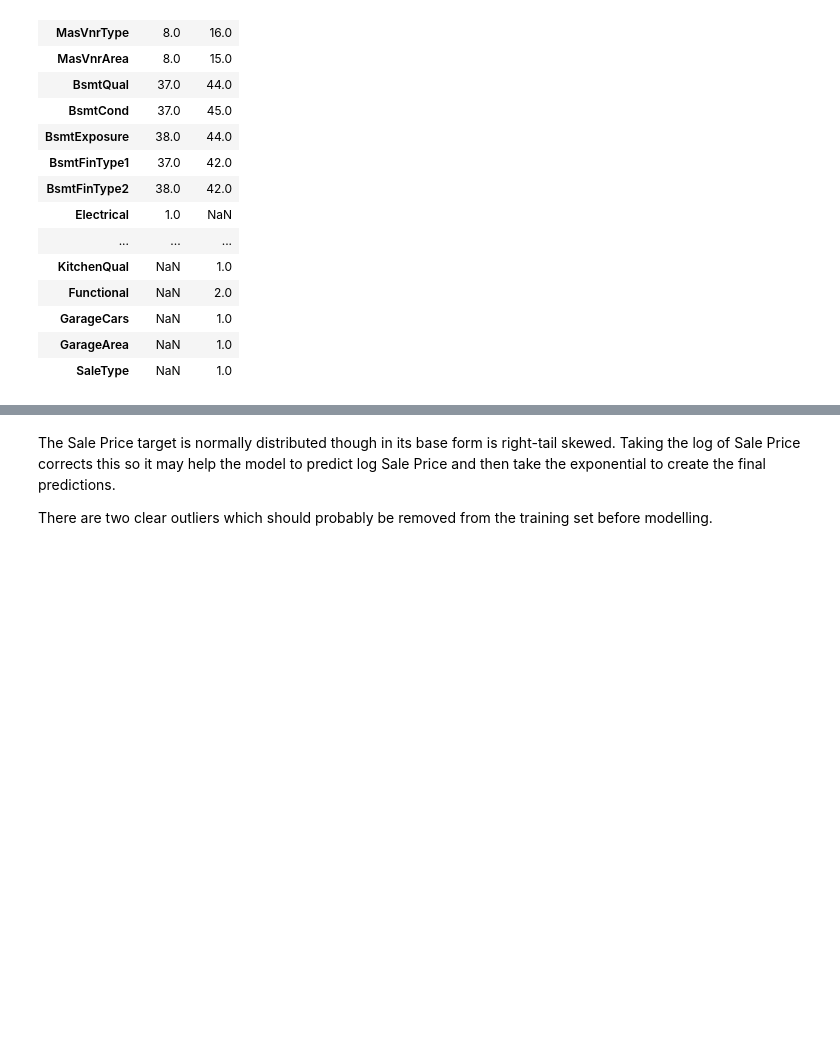
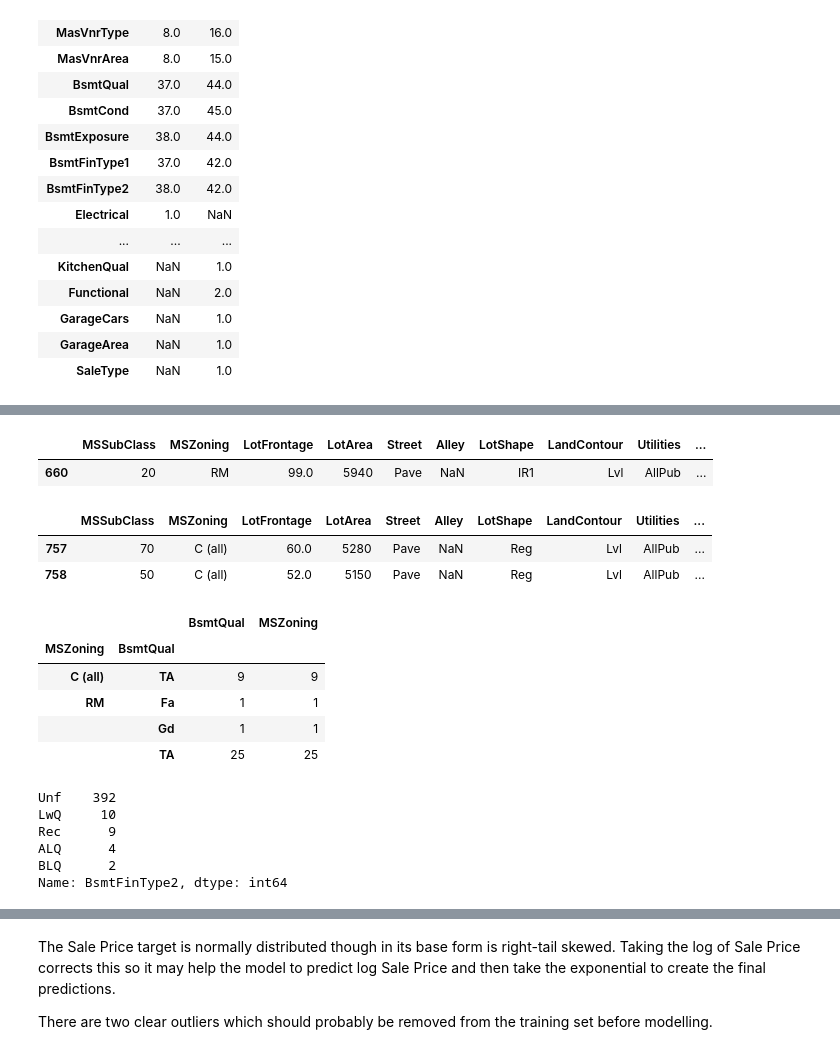
Before and after one commit to Ricksoc/Iowa-Housing, a Jupyter notebook: Ames House Prices.ipynb, the cells around one changed output, grey strips where cells are left out. Cells and saved outputs as stored; diff of their text form; code cells hidden in the pictures; blank space fills up the shorter version.

```diff
--- a/Ames House Prices.ipynb
+++ b/Ames House Prices.ipynb
@@ -222,0 +163,29 @@ Name: BsmtFinType2, dtype: int64
+# %%
+# Inspect single observation with NaN for total basement area
+display(house_test.loc[house_test['TotalBsmtSF'].isna()])
+
+#Investigate missing BsmtQual values
+display(house_test[(house_test['BsmtQual'].isna()) & (house_test['TotalBsmtSF']>0)])
+display(house_train.loc[house_train['Neighborhood']=='IDOTRR'].groupby(['MSZoning','BsmtQual'])\
+.agg({'BsmtQual':'count','MSZoning':'count'}))
+
+#Inspecting training set observation with Bsmt2 area but not finish type
+display(house_train.loc[house_train['BsmtFinType1']=='GLQ']['BsmtFinType2'].value_counts())
+# %% [output]
+|  | MSSubClass | MSZoning | LotFrontage | LotArea | Street | Alley | LotShape | LandContour | Utilities | ... |
+| 660 | 20 | RM | 99.0 | 5940 | Pave | NaN | IR1 | Lvl | AllPub | ... |
+|  | MSSubClass | MSZoning | LotFrontage | LotArea | Street | Alley | LotShape | LandContour | Utilities | ... |
+| 757 | 70 | C (all) | 60.0 | 5280 | Pave | NaN | Reg | Lvl | AllPub | ... |
+| 758 | 50 | C (all) | 52.0 | 5150 | Pave | NaN | Reg | Lvl | AllPub | ... |
+|  |  | BsmtQual | MSZoning |
+| MSZoning | BsmtQual |  |  |
+| C (all) | TA | 9 | 9 |
+| RM | Fa | 1 | 1 |
+|  | Gd | 1 | 1 |
+|  | TA | 25 | 25 |
+Unf    392
+LwQ     10
+Rec      9
+ALQ      4
+BLQ      2
+Name: BsmtFinType2, dtype: int64
```
Also changed, not shown: parts of 38 cells of this notebook, 1 other file.
